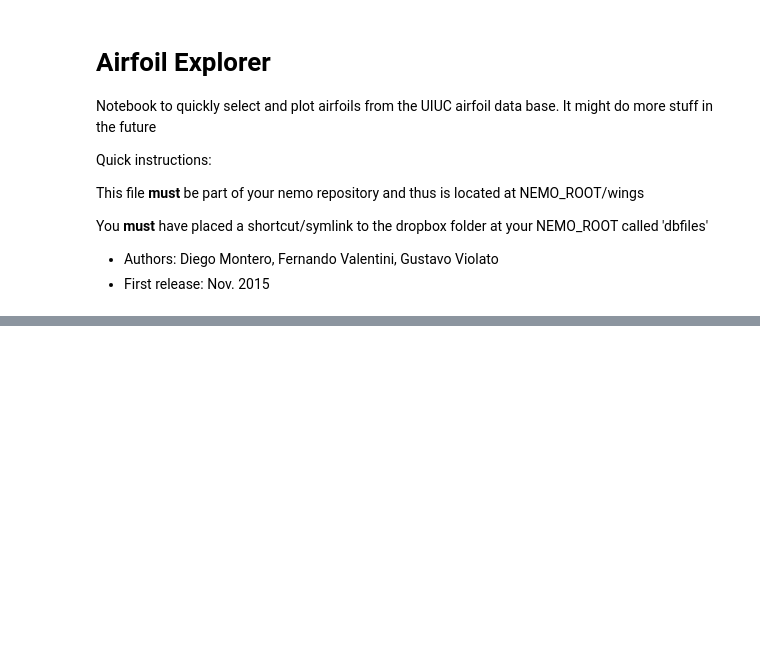
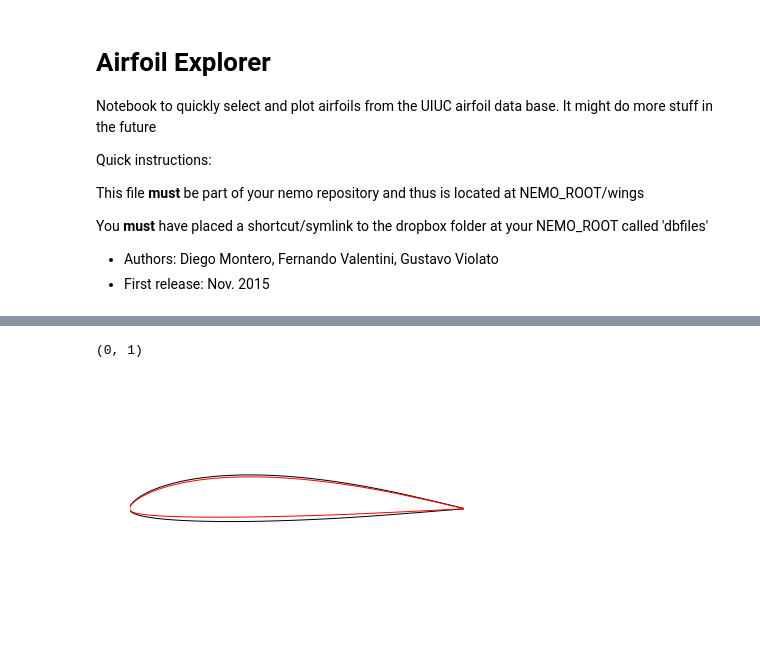
Before and after one commit to gviolato/nemo, a Jupyter notebook: wings/Airfoil_Explorer.ipynb, the cells around one changed output, grey strips where cells are left out. Saved outputs shown, nothing was run; the diff lists cells and outputs as text; code cells hidden in the pictures; blank space fills up the shorter version.

```diff
--- a/wings/Airfoil_Explorer.ipynb
+++ b/wings/Airfoil_Explorer.ipynb
@@ -32,3 +39,27 @@ airfoil_db_path = root+'/dbfiles/airfoils/uiuc/coordinates'
 foilfiles = glob(airfoil_db_path+'/*.dat')
 foilnames = [pth.basename(foil)[:-4] for foil in foilfiles]
 foilnames.sort()
+# %%
+foilname = ['mrc-16']
+match = [fpth for fpth in foilfiles if foilname[0] in fpth]
+airfoil = at.ReadAirfoil(match[0])
+tck     = at.GetFoilThickness(airfoil)
+camberl = at.GetFoilCamberline(airfoil)
+props   = at.GetFoilProps(airfoil)
+mod_tck = 0.12/props['t/c']*tck[:,1:]
+mod_cbr = 0.035/props['h/c']*camberl[:,1:]
+mod_up  = mod_cbr + mod_tck/2
+mod_lo  = mod_cbr - mod_tck/2
+mod_c_up = np.hstack((tck[::-1,0:1],mod_up[::-1,0:]))
+mod_c_lo = np.hstack((tck[1:,0:1],mod_lo[1:,0:]))
+mod_coords = np.vstack((mod_c_up,mod_c_lo))
+fig, ax = plt.subplots()
+plt.plot(airfoil['coords'][:,0],airfoil['coords'][:,1],'k')
+plt.plot(mod_coords[:,0],mod_coords[:,1],'r')
+plt.axis('equal')
+plt.axis('off')
+ax.set_xlim([0, 1])
+#print mod_coords
+# %% [output]
+(0, 1)
+[figure, added]
```
Also changed, not shown: parts of 8 cells of this notebook, 14 other files.
